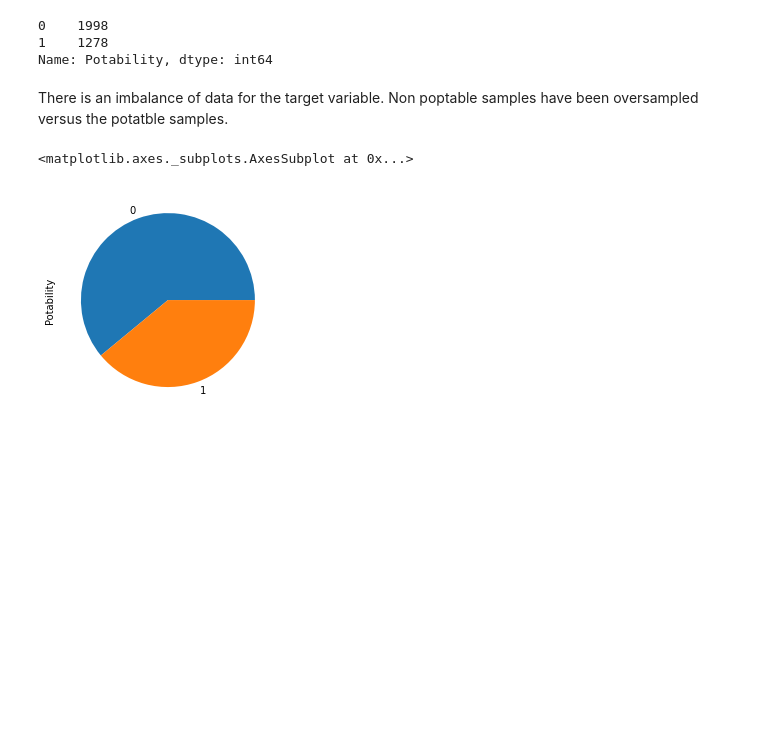
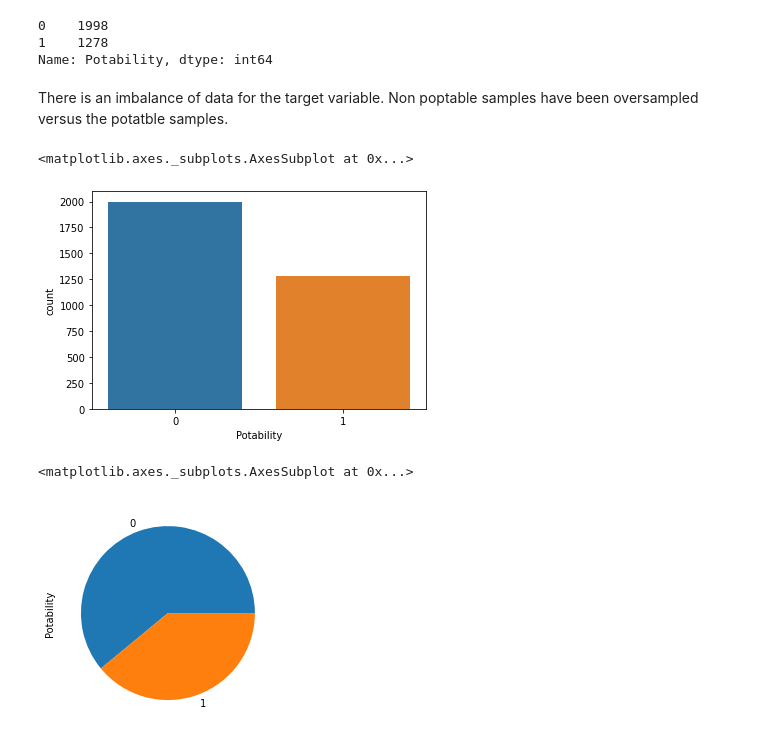
Before and after one commit to annsam0115/Water-Classification-Capstone-Project, a Jupyter notebook: CIND820_CapstoneProject_ASAM.ipynb, the cells around one changed output. Saved outputs shown, nothing was run; the diff lists cells and outputs as text; code cells hidden in the pictures; blank space fills up the shorter version.

```diff
--- a/CIND820_CapstoneProject_ASAM.ipynb
+++ b/CIND820_CapstoneProject_ASAM.ipynb
@@ -89,6 +89,11 @@ df['Potability'].value_counts()
 Name: Potability, dtype: int64
 # %% [markdown]
 There is an imbalance of data for the target variable. Non poptable samples have been oversampled versus the potatble samples.
+# %%
+sns.countplot(data = df, x = 'Potability')
+# %% [output]
+<matplotlib.axes._subplots.AxesSubplot at 0x...>
+[figure, added]
 # %%
 df.Potability.value_counts().plot(kind ='pie')
 # %% [output]
```
Also changed, not shown: parts of 102 cells of this notebook.
